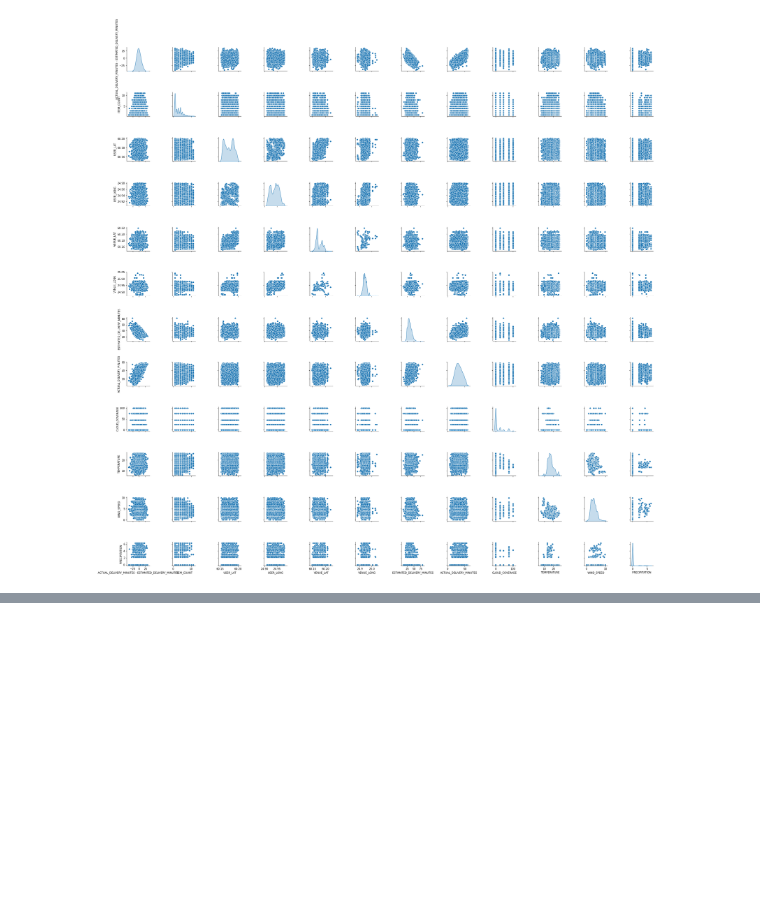
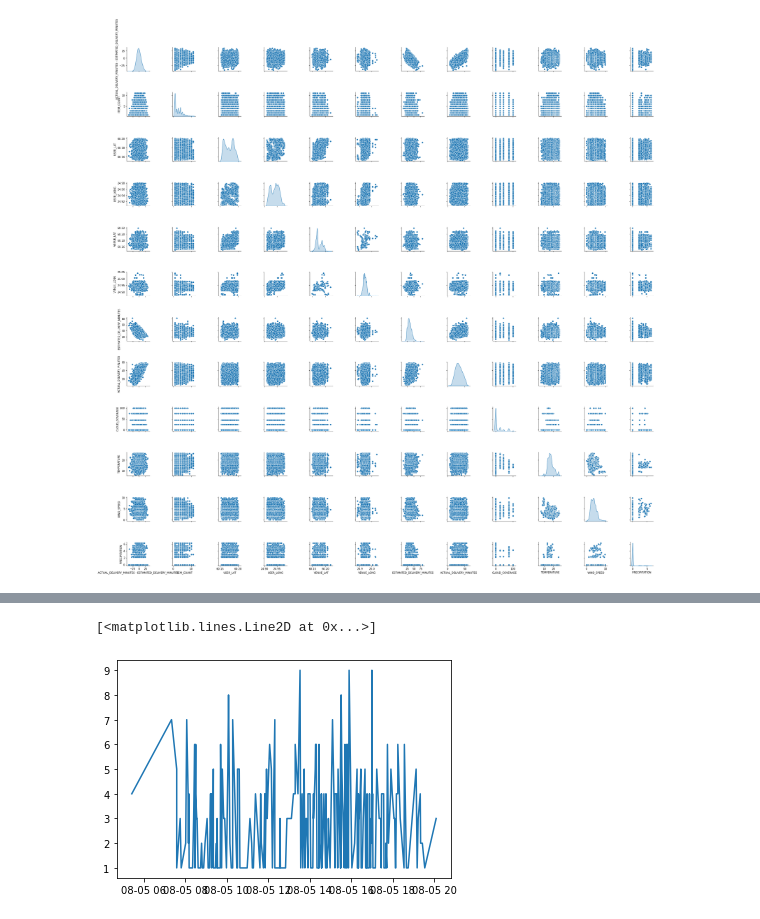
Before and after one commit to dmuiruri/woltorders, a Jupyter notebook: WoltProject.ipynb, the cells around one changed output, grey strips where cells are left out. Cells and saved outputs as stored; diff of their text form; code cells hidden in the pictures; blank space fills up the shorter version.

```diff
--- a/WoltProject.ipynb
+++ b/WoltProject.ipynb
@@ -47,0 +64,5 @@ DatetimeIndex(['2020-08-01 06:07:00', '2020-08-01 06:17:00',
+# %%
+plt.plot(data.loc['08/05/2020']['ITEM_COUNT'])
+# %% [output]
+[<matplotlib.lines.Line2D at 0x...>]
+[figure, added]
```
Also changed, not shown: parts of 5 cells of this notebook.
